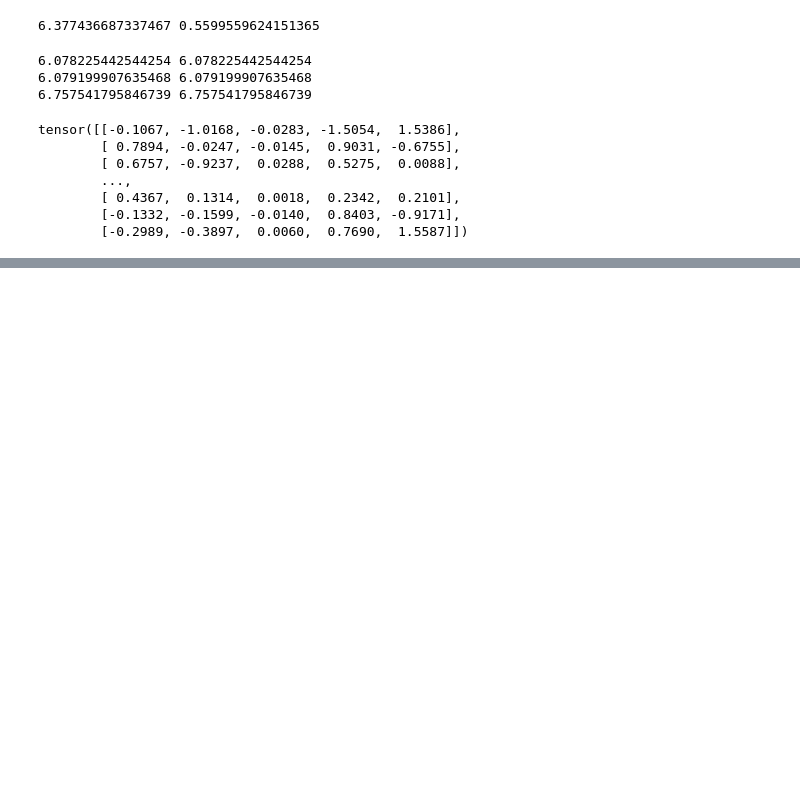
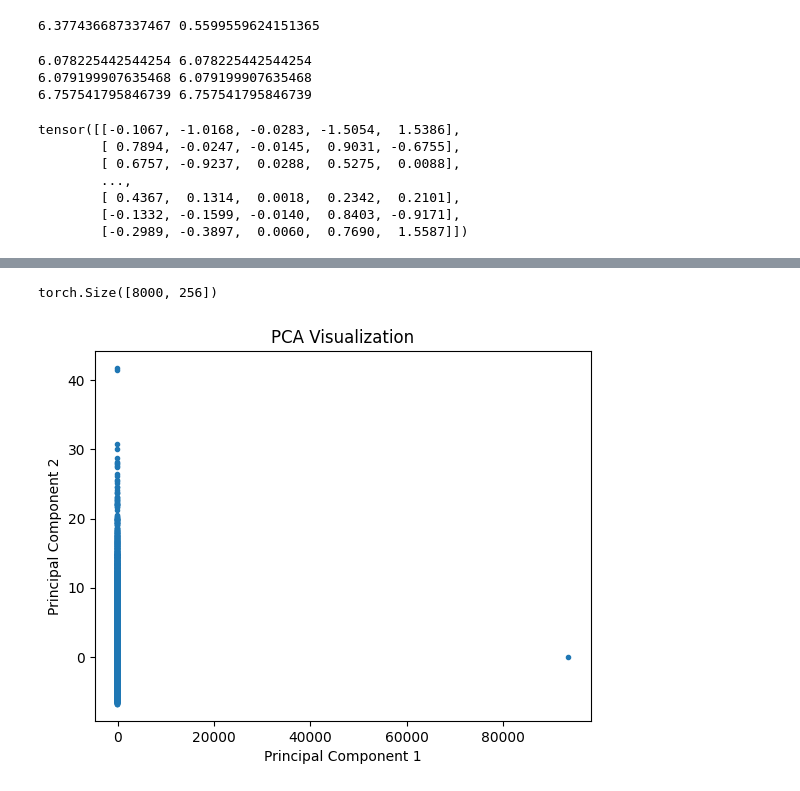
Before and after one commit to moontaijin/2023_DataScience, a Jupyter notebook: NN.ipynb, the cells around one changed output, grey strips where cells are left out. Saved outputs shown, nothing was run; the diff lists cells and outputs as text; code cells hidden in the pictures; blank space fills up the shorter version.

```diff
--- a/NN.ipynb
+++ b/NN.ipynb
@@ -207,5 +220,5 @@ optimizer = optim.Adam(autoEncoder.parameters(),lr=0.01)
 # %%
-num_epochs = 100
+num_epochs = 30
 batch_size = 1000
 
 for epoch in range(num_epochs):
@@ -223,3 +236,27 @@ for epoch in range(num_epochs):
 
             loss.backward()
             optimizer.step()
+# %%
+embedded_features = torch.tensor([])
+batch_size = 1000
+for batch in tqdm(range(0,len(X_train),batch_size)):
+    batch_data = X_train[batch:batch+batch_size]
+    batch_data_features = autoEncoder(batch_data,mode='Encode')
+    embedded_features = torch.cat((embedded_features,batch_data_features), dim=0)
+
+print(embedded_features.shape)
+# %% [output]
+torch.Size([8000, 256])
+# %%
+# PCA 수행
+pca = PCA(n_components=2)  # 2차원으로 축소
+data_pca = pca.fit_transform(embedded_features.detach().numpy())
+
+# 결과 시각화
+plt.scatter(data_pca[:, 0], data_pca[:, 1], marker='.')
+plt.xlabel('Principal Component 1')
+plt.ylabel('Principal Component 2')
+plt.title('PCA Visualization')
+plt.show()
+# %% [output]
+[figure, added]
```
Also changed, not shown: parts of 6 cells of this notebook.
